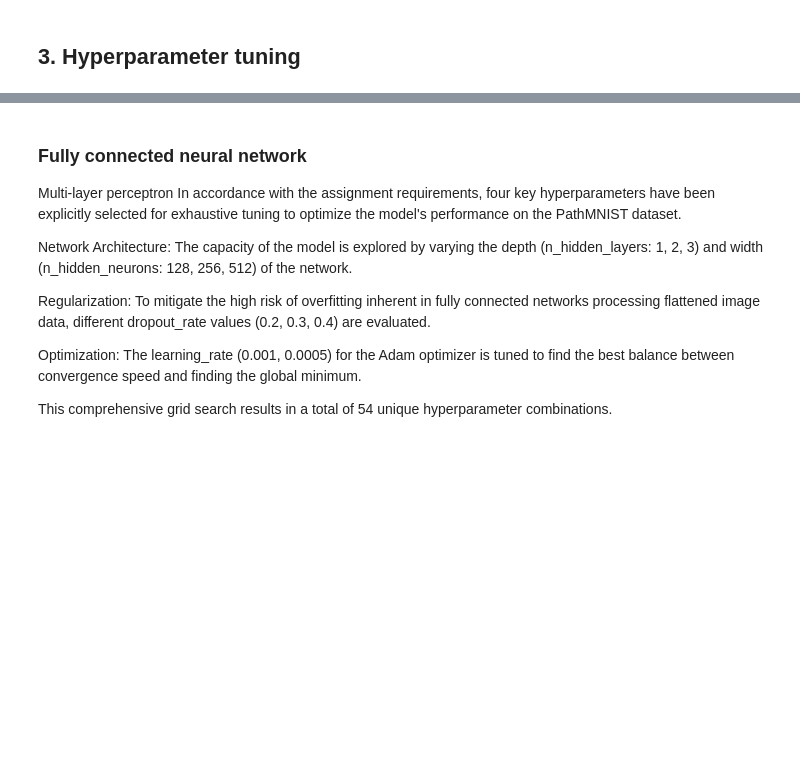
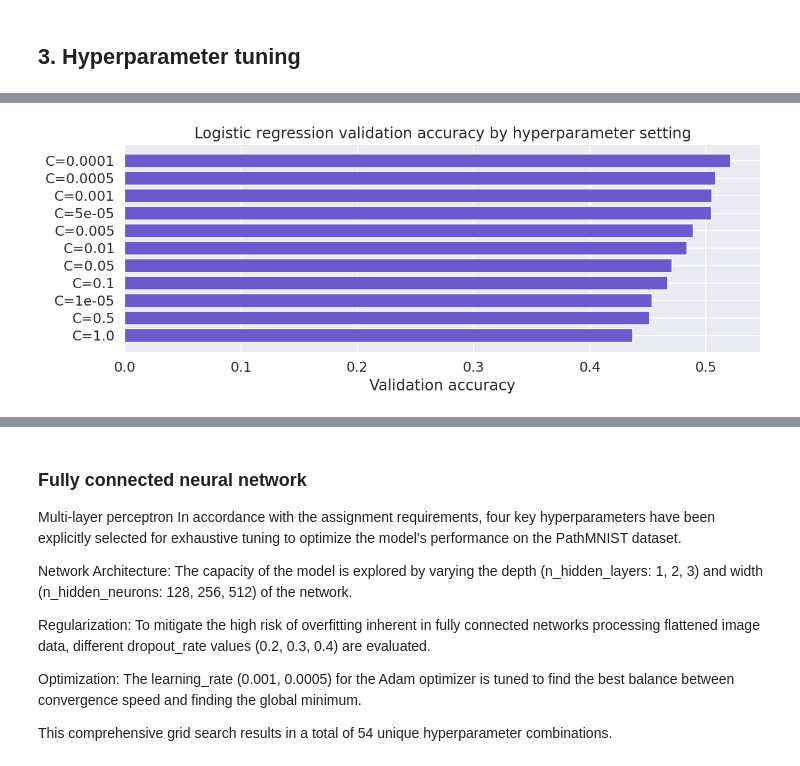
Before and after one commit to JiaxiWang1053/COMP5318-Assignment-2, a Jupyter notebook: COMP5318-assignment2-template-notebook-1.ipynb, the cells around one changed output, grey strips where cells are left out. Cells and saved outputs as stored; diff of their text form; code cells hidden in the pictures; blank space fills up the shorter version.

```diff
--- a/COMP5318-assignment2-template-notebook-1.ipynb
+++ b/COMP5318-assignment2-template-notebook-1.ipynb
@@ -25,14 +25,25 @@ import tensorflow as tf
 from tensorflow import keras
 from tensorflow.keras import layers
 
-from sklearn.metrics import accuracy_score, classification_report, confusion_matrix
+from sklearn.metrics import accuracy_score, classification_report, confusion_matrix, f1_score
 
 from pathlib import Path
 
 import seaborn as sns
 import matplotlib.pyplot as plt
 import numpy as np
-from sklearn.model_selection import train_test_split, GridSearchCV
+from sklearn.model_selection import train_test_split, GridSearchCV, ParameterGrid
+from sklearn.preprocessing import StandardScaler
+
+# Try to use GPU-accelerated LogisticRegression from CuML, fallback to sklearn
+USE_CUML = False
+try:
+    from cuml.linear_model import LogisticRegression
+    USE_CUML = True
+    print("✓ Using GPU-accelerated LogisticRegression from CuML")
+except ImportError:
+    from sklearn.linear_model import LogisticRegression
+    print("⚠ CuML not available, using CPU-based sklearn LogisticRegression")
 
 from scikeras.wrappers import KerasClassifier
 
@@ -132,6 +169,9 @@ The minimal preprocessing used here is image normalisation to float32 values in
 # %%
 X_train_norm = X_train.astype(np.float32) / 255.0
 X_test_norm = X_test.astype(np.float32) / 255.0
+
+X_train_full_flat = X_train_norm.reshape(len(X_train_norm), -1)
+X_test_full_flat = X_test_norm.reshape(len(X_test_norm), -1)
 
 X_train_img, X_val_img, y_train_split, y_val = train_test_split(
     X_train_norm,
@@ -331,0 +424,81 @@ Model: "sequential"
+# %%
+lr_param_grid = list(ParameterGrid({
+    'C': [1e-5, 5e-5, 1e-4, 5e-4, 1e-3, 5e-3, 1e-2, 5e-2, 1e-1, 5e-1, 1],
+}))
+
+print(f'Starting logistic regression tuning over {len(lr_param_grid)} combinations...')
+print(f'Using GPU acceleration: {USE_CUML}')
+tuning_start = time.perf_counter()
+
+# detect GPU for acceleration, fallback to CPU if not available
+try:
+    import cupy as cp
+
+    # Convert pre-scaled data to GPU (scaling already done by flat_scaler)
+    X_train_gpu = cp.asarray(X_train_flat_scaled)
+    y_train_gpu = cp.asarray(y_train_split)
+    X_val_gpu = cp.asarray(X_val_flat_scaled)
+    y_val_gpu = cp.asarray(y_val)
+    use_gpu = True
+    print("✓ GPU arrays prepared with standardized data - using GPU acceleration")
+except (ImportError, Exception) as e:
+    use_gpu = False
+    print(f"⚠ GPU acceleration not available: {type(e).__name__}")
+    # Fallback to CPU with pre-scaled data
+    X_train_gpu = X_train_flat_scaled
+    y_train_gpu = y_train_split
+    X_val_gpu = X_val_flat_scaled
+    y_val_gpu = y_val
+
+lr_results = []
+for i, params in enumerate(lr_param_grid, start=1):
+    print(f'[{i}/{len(lr_param_grid)}] Training with {params}...', flush=True)
+    model = build_logistic_regression(**params)
+    fit_start = time.perf_counter()
+    model.fit(X_train_gpu, y_train_gpu)
+    fit_time = time.perf_counter() - fit_start
+
+    predict_start = time.perf_counter()
+    val_pred = model.predict(X_val_gpu)
+    if use_gpu:
+        val_pred = cp.asnumpy(val_pred)
+    predict_time = time.perf_counter() - predict_start
+
+    metrics = evaluate_predictions(y_val, val_pred)
+    lr_results.append({
+        **params,
+        **metrics,
+        'fit_time_sec': fit_time,
+        'predict_time_sec': predict_time,
+    })
+
+    print(
+        f'    done: acc={metrics["accuracy"]:.4f}, macro_f1={metrics["macro_f1"]:.4f}, '
+        f'fit={fit_time:.2f}s, predict={predict_time:.2f}s',
+        flush=True,
+    )
+
+lr_results_df = pd.DataFrame(lr_results).sort_values(
+    ['accuracy', 'macro_f1', 'fit_time_sec'],
+    ascending=[False, False, True],
+).reset_index(drop=True)
+best_lr_params = {
+    'C': lr_results_df.loc[0, 'C'],
+}
+
+print(f'Logistic regression tuning finished in {(time.perf_counter() - tuning_start) / 60:.2f} mins')
+print('Logistic regression tuning results:')
+print(lr_results_df.to_string(index=False))
+print(f'Best logistic regression parameters: {best_lr_params}')
+
+fig, ax = plt.subplots(figsize=(10, 4))
+bar_labels = [f"C={row.C}" for row in lr_results_df.itertuples()]
+ax.barh(bar_labels, lr_results_df['accuracy'], color='slateblue')
+ax.set_xlabel('Validation accuracy')
+ax.set_title('Logistic regression validation accuracy by hyperparameter setting')
+ax.invert_yaxis()
+plt.tight_layout()
+plt.show()
+
+lr_results_df
+# %% [output]
@@ -331,0 +522 @@ Model: "sequential"
+[figure, added]
```
Also changed, not shown: parts of 27 cells of this notebook, 3 other files.
